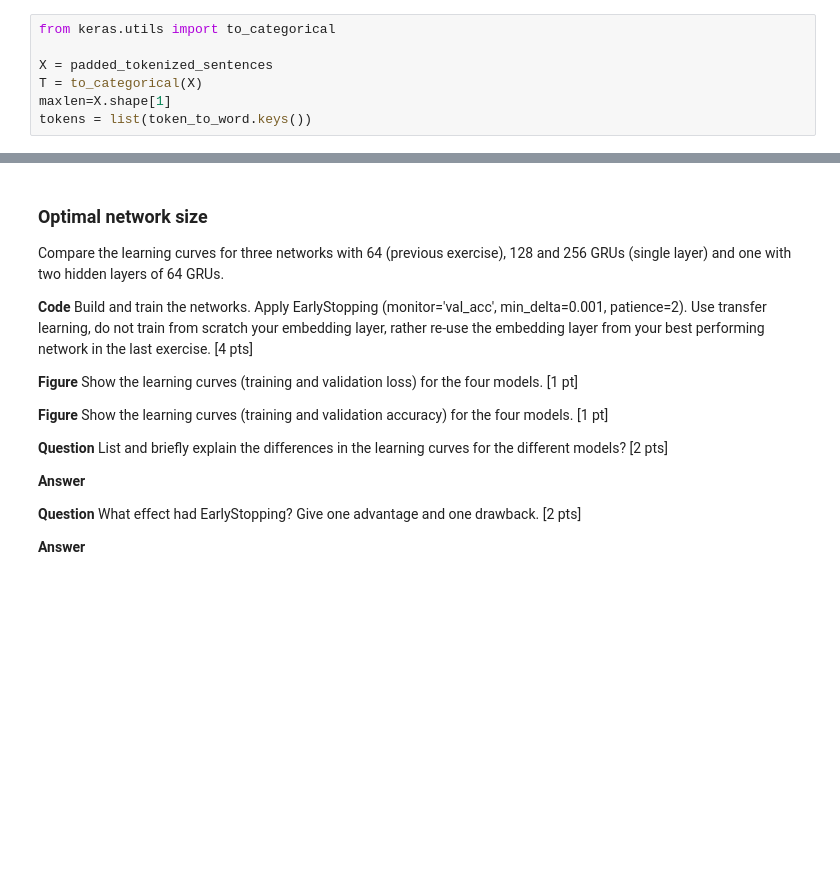
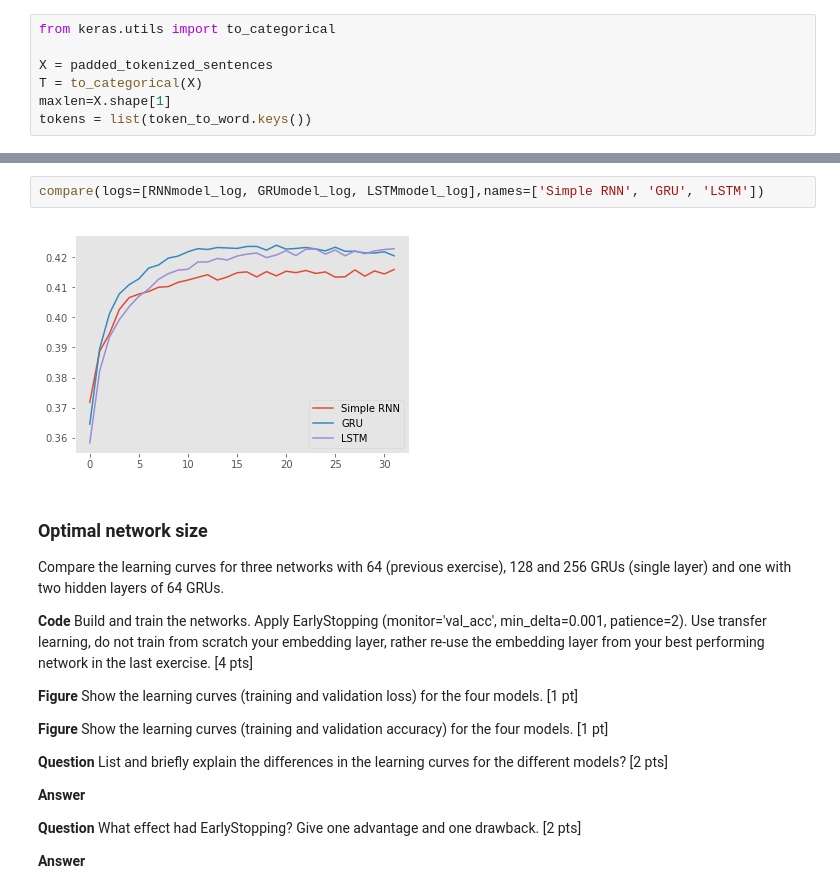
Before and after one commit to serifsonerserbest/ANN, a Jupyter notebook: miniproject2_ChatBot.ipynb, the cells around one changed output, grey strips where cells are left out. Cells and saved outputs as stored; diff of their text form; blank space fills up the shorter version.

```diff
--- a/miniproject2_ChatBot.ipynb
+++ b/miniproject2_ChatBot.ipynb
@@ -462,3 +519,7 @@ RNNmodel = load_model("RNNmodel_"+str(embedding_size)+'_'+str(hidden_size))
+# %%
+compare(logs=[RNNmodel_log, GRUmodel_log, LSTMmodel_log],names=['Simple RNN', 'GRU', 'LSTM'])
+# %% [output]
+[figure, added]
 # %% [markdown]
 ### Optimal network size
 
```
Also changed, not shown: parts of 18 cells of this notebook, 4 other files.
